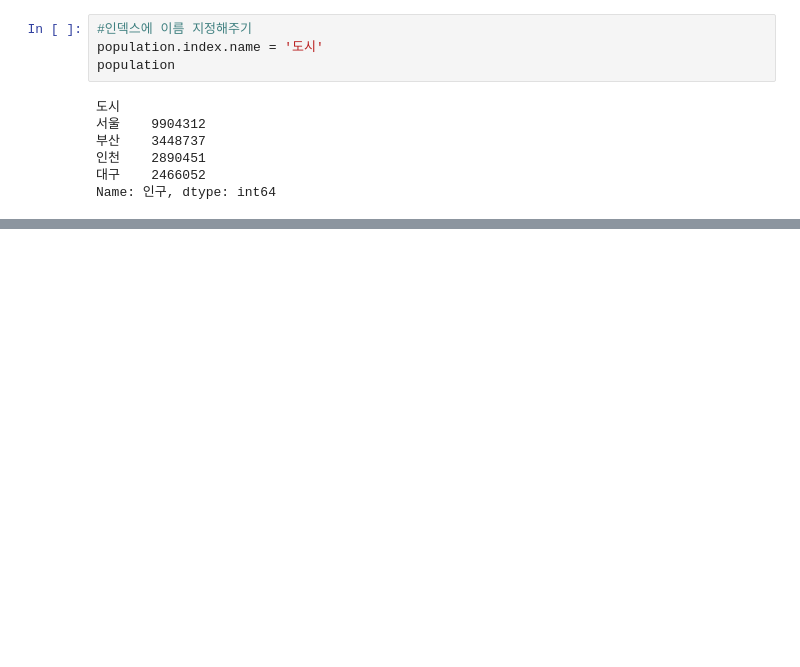
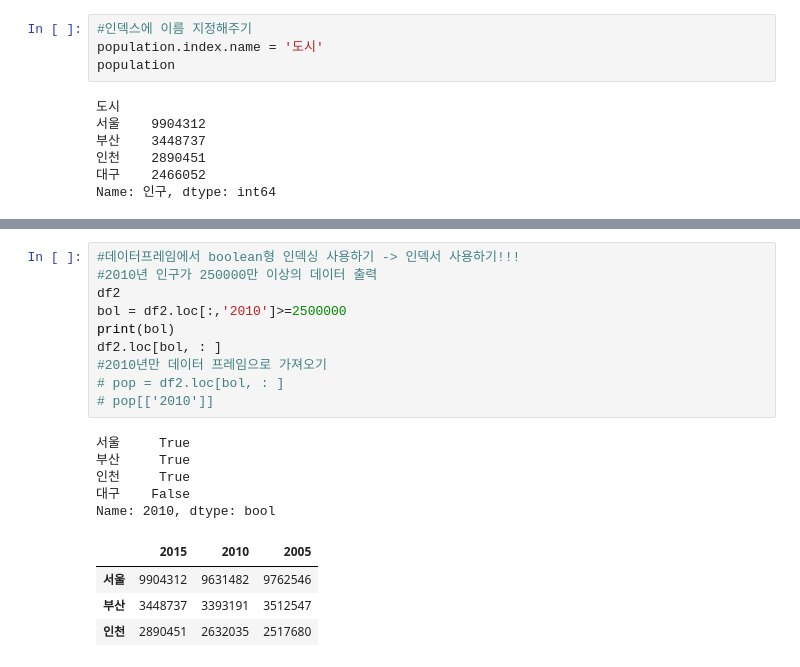
Before and after one commit to Hanmaesil/python-library, a Jupyter notebook: ex02_Pandas.ipynb, the cells around one changed output, grey strips where cells are left out. Cells and saved outputs as stored; diff of their text form; blank space fills up the shorter version.

```diff
--- a/ex02_Pandas.ipynb
+++ b/ex02_Pandas.ipynb
@@ -71,0 +366,20 @@ Name: 인구, dtype: int64
+# %%
+#데이터프레임에서 boolean형 인덱싱 사용하기 -> 인덱서 사용하기!!!
+#2010년 인구가 250000만 이상의 데이터 출력
+df2
+bol = df2.loc[:,'2010']>=2500000
+print(bol)
+df2.loc[bol, : ]
+#2010년만 데이터 프레임으로 가져오기
+# pop = df2.loc[bol, : ]
+# pop[['2010']]
+# %% [output]
+서울     True
+부산     True
+인천     True
+대구    False
+Name: 2010, dtype: bool
+|  | 2015 | 2010 | 2005 |
+| 서울 | 9904312 | 9631482 | 9762546 |
+| 부산 | 3448737 | 3393191 | 3512547 |
+| 인천 | 2890451 | 2632035 | 2517680 |
```
Also changed, not shown: parts of 32 cells of this notebook.
